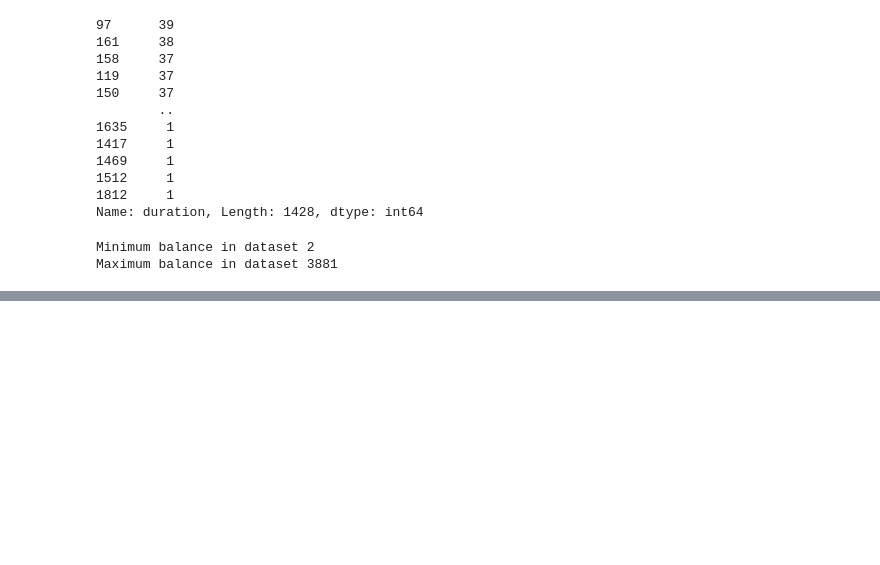
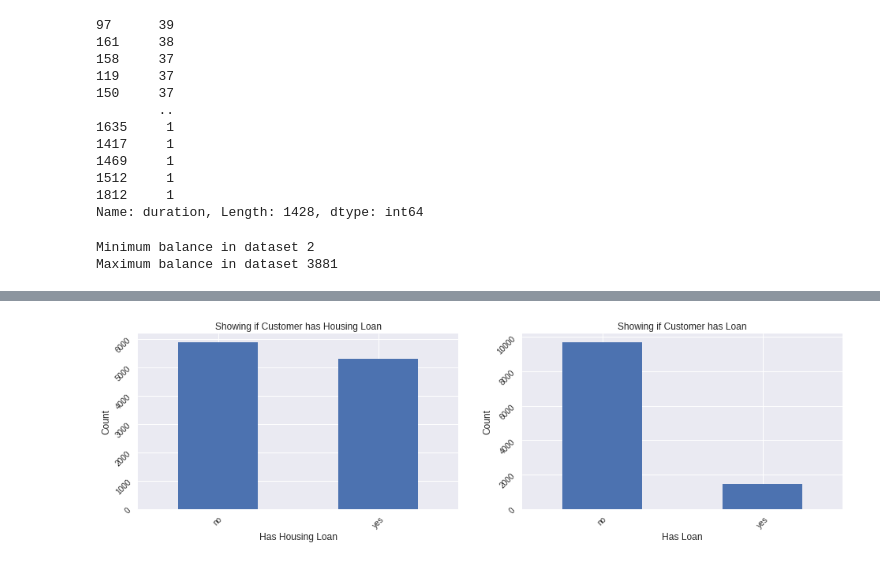
Before and after one commit to amltago/project2, a Jupyter notebook: ProjectB2.ipynb, the cells around one changed output, grey strips where cells are left out. Cells and saved outputs as stored; diff of their text form; code cells hidden in the pictures; blank space fills up the shorter version.

```diff
--- a/ProjectB2.ipynb
+++ b/ProjectB2.ipynb
@@ -351,0 +415,27 @@ df.describe(include='all')
+# %%
+plt.subplot(221)
+
+df['housing'].value_counts().plot(kind='bar', figsize=(16,9))
+
+plt.xticks(rotation= 45)
+plt.yticks(rotation= 45)
+
+plt.xlabel("Has Housing Loan", size=12)
+plt.ylabel("Count", size=12)
+plt.title("Showing if Customer has Housing Loan")
+
+plt.subplot(222)
+
+df['loan'].value_counts().plot(kind='bar', figsize=(16,9))
+
+plt.xticks(rotation= 45)
+plt.yticks(rotation= 45)
+
+plt.xlabel("Has Loan", size=12)
+plt.ylabel("Count", size=12)
+plt.title("Showing if Customer has Loan")
+
+
+plt.show();
+# %% [output]
+[figure, added]
```
Also changed, not shown: parts of 7 cells of this notebook.
